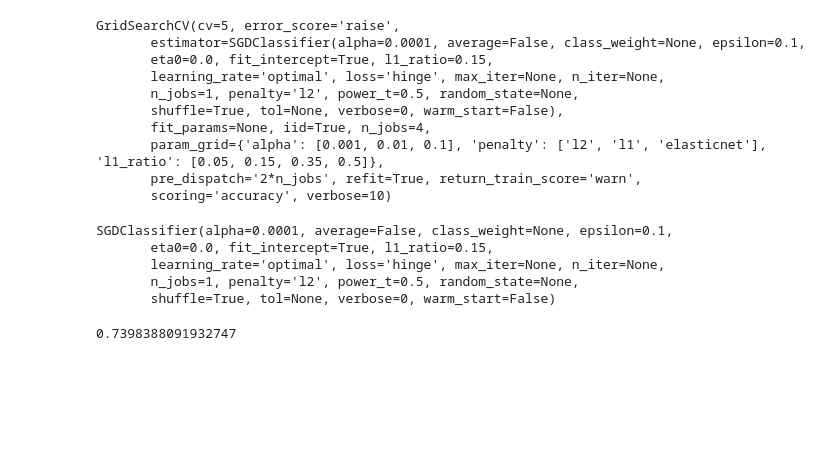
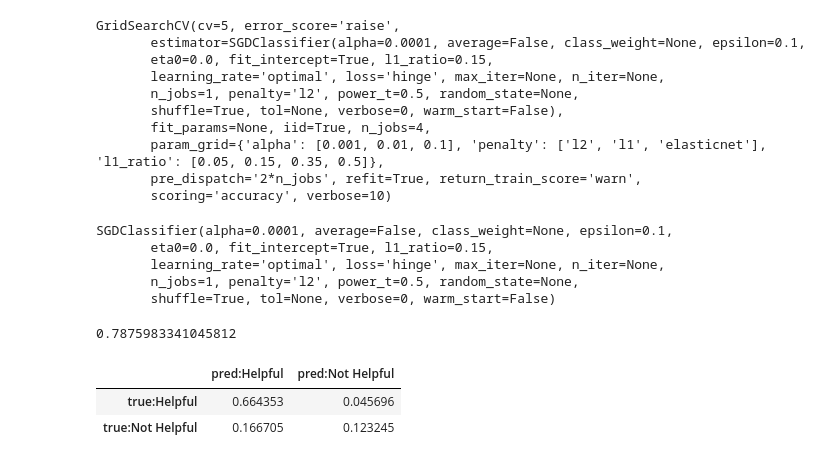
Before and after one commit to rmdelgad2013/Glassdoor_NLP, a Jupyter notebook: modeling/Baseline_Model.ipynb, the cells around one changed output. Cells and saved outputs as stored; diff of their text form; code cells hidden in the pictures; blank space fills up the shorter version.

```diff
--- a/modeling/Baseline_Model.ipynb
+++ b/modeling/Baseline_Model.ipynb
@@ -177,12 +178,12 @@ SGDClassifier(alpha=0.0001, average=False, class_weight=None, epsilon=0.1,
        n_jobs=1, penalty='l2', power_t=0.5, random_state=None,
        shuffle=True, tol=None, verbose=0, warm_start=False)
 # %%
-y_test_pred = clf.predict(X_test)
+y_test_pred = grd.predict(X_test)
 acc = accuracy_score(y_test, y_test_pred)
 # %%
 acc
 # %% [output]
-0.7398388091932747
+0.7875983341045812
 # %%
 # Save the model
 with open('svm_model.pkl', 'wb') as f:
@@ -189,0 +196,11 @@ with open('svm_model.pkl', 'wb') as f:
+# %%
+mat = confusion_matrix(y_test, y_test_pred)
+cf_mat = pd.DataFrame(mat, index=['true:Helpful', 'true:Not Helpful'], columns=['pred:Helpful', 'pred:Not Helpful'])
+# %%
+ct_mat_norm = cf_mat.div(cf_mat.sum().sum()).round(3)
+# %%
+ct_mat_norm.head()
+# %% [output]
+|  | pred:Helpful | pred:Not Helpful |
+| true:Helpful | 0.664353 | 0.045696 |
+| true:Not Helpful | 0.166705 | 0.123245 |
```
Also changed, not shown: parts of 17 cells of this notebook, 13 other files.
